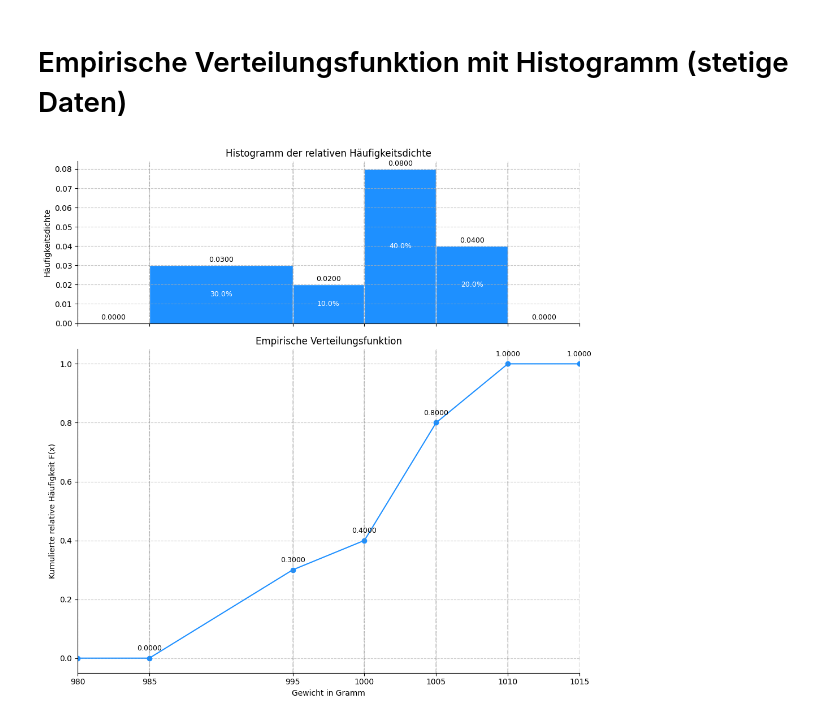
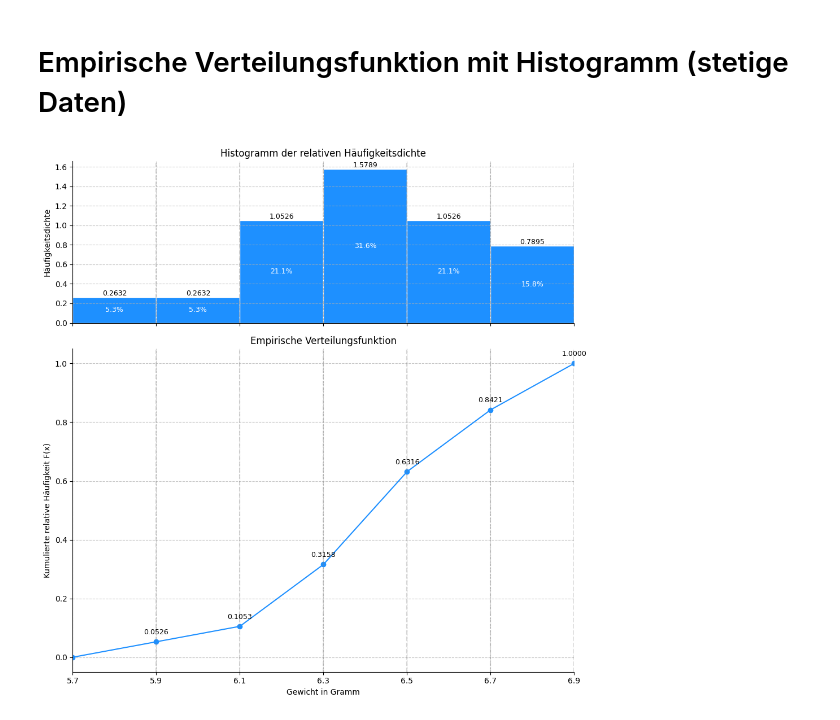
Before and after one commit to StatsTeam/statistik, a Jupyter notebook: tools/EVF/empirische_verteilungsfunktion_stetige_Daten.ipynb, the cells around one changed output. Drawn from its saved outputs; the diff is of its cells as text; code cells hidden in the pictures.

```diff
--- a/tools/EVF/empirische_verteilungsfunktion_stetige_Daten.ipynb
+++ b/tools/EVF/empirische_verteilungsfunktion_stetige_Daten.ipynb
@@ -132,14 +132,14 @@ def plot_empirical_cdf_with_histogram(
 # %%
 
 # Beispiel-Daten für die Funktion
-class_bins = [980, 985, 995, 1000, 1005, 1010, 1015]
-abs_freq = [0, 15, 5, 20, 10, 0]
+class_bins = [5.7, 5.9, 6.1, 6.3, 6.5, 6.7, 6.9]
+abs_freq = [1, 1, 4, 6, 4, 3]
 
 # Funktion ausführen
 plot_empirical_cdf_with_histogram(
     class_bins=class_bins, abs_freq=abs_freq, xlabel="Gewicht in Gramm",
     ylabel_cdf="Kumulierte relative Häufigkeit F(x)", ylabel_hist="Häufigkeitsdichte",
     continuous=True
 )
 # %% [output]
-[figure, old version]
+[figure, new version]
```
Also changed, not shown: 2 other files.
